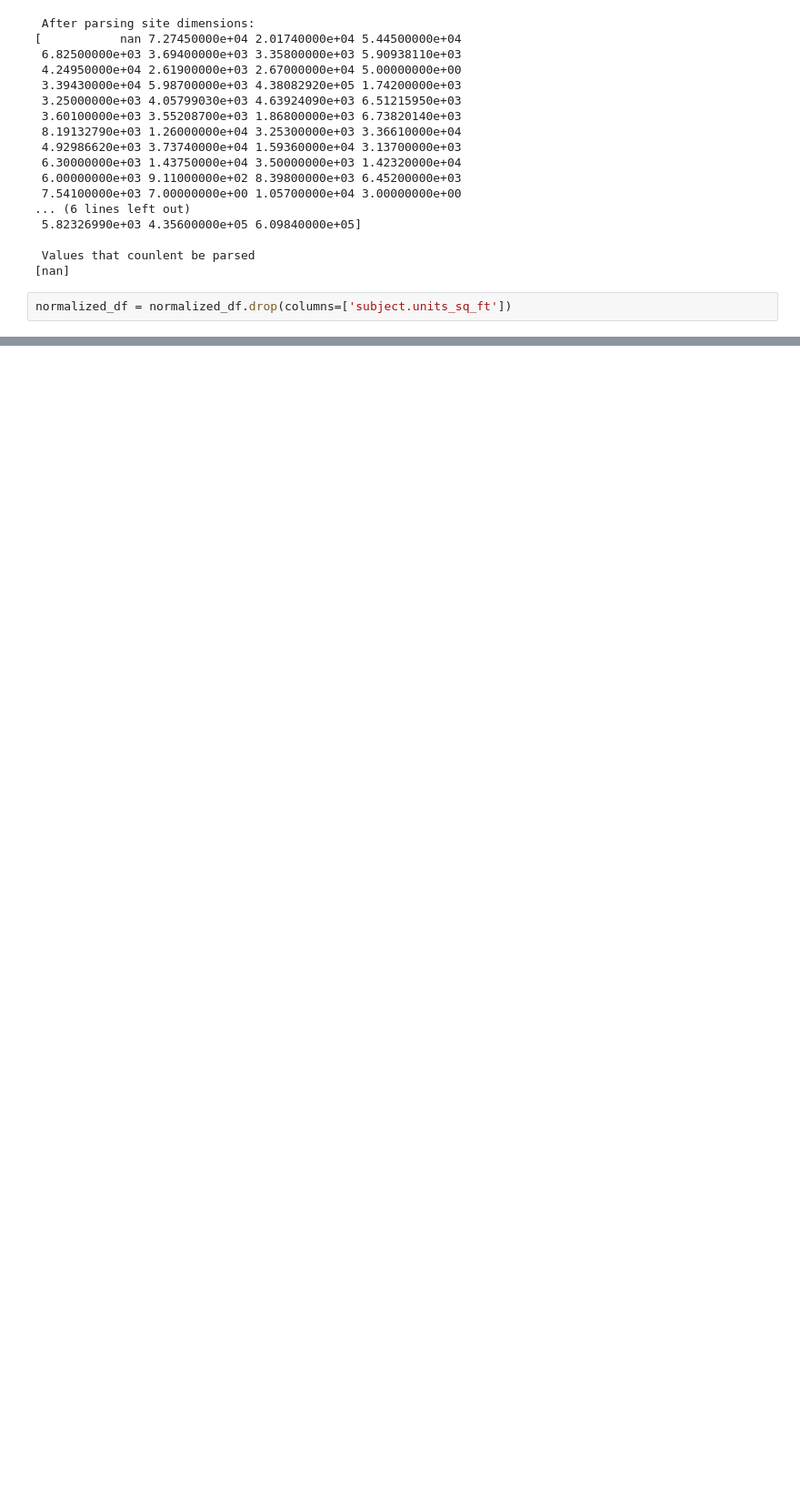
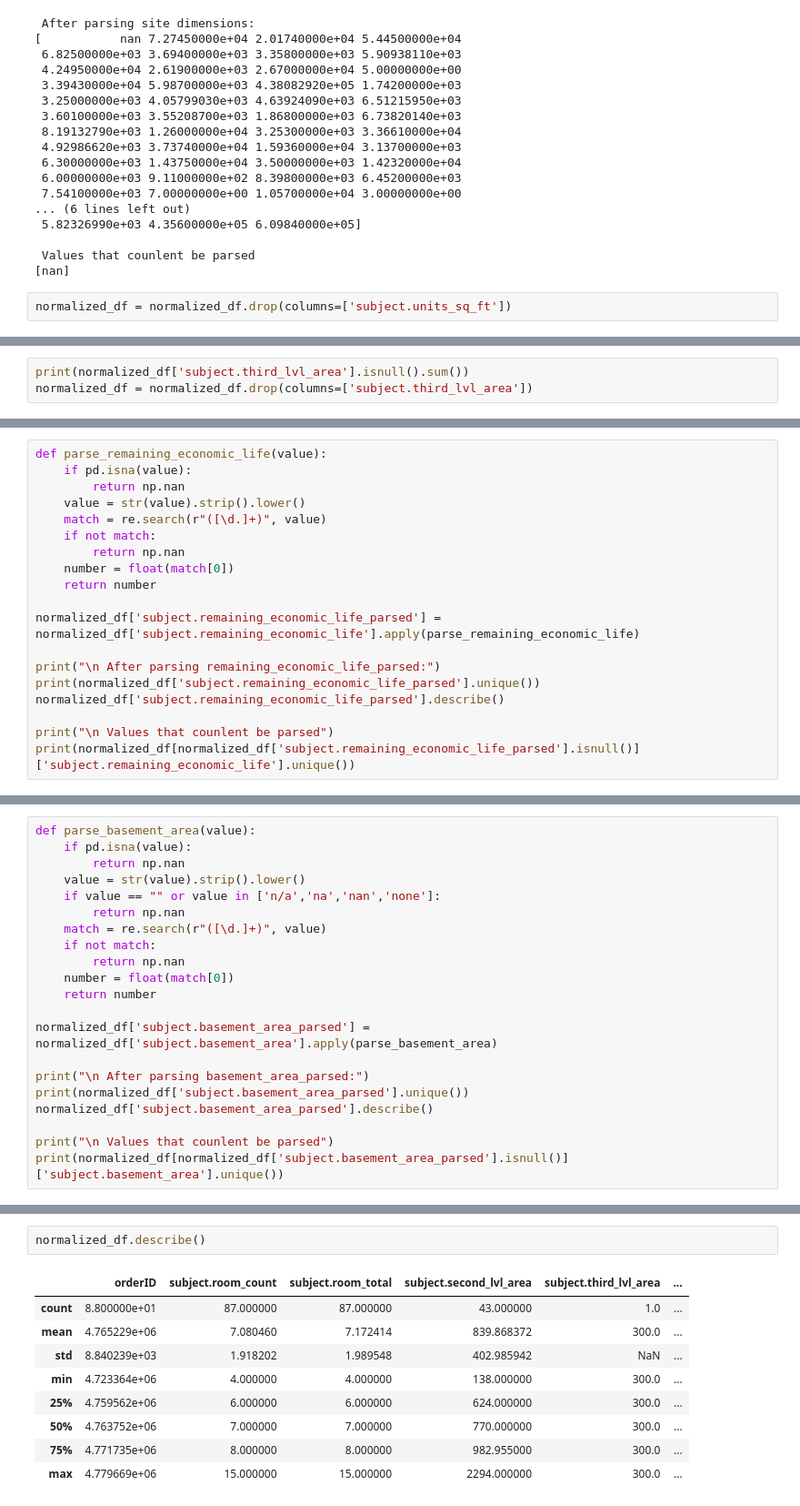
Before and after one commit to pranjali-22/Property-Recommendation-System, a Jupyter notebook: pipeline.ipynb, the cells around one changed output, grey strips where cells are left out. Shown at 91% size. Cells and saved outputs as stored; diff of their text form; blank space fills up the shorter version.

```diff
--- a/pipeline.ipynb
+++ b/pipeline.ipynb
@@ -356,0 +442,3 @@ normalized_df.describe()
+# %%
+print(normalized_df['subject.third_lvl_area'].isnull().sum())
+normalized_df = normalized_df.drop(columns=['subject.third_lvl_area'])
@@ -356,0 +641,19 @@ normalized_df.describe()
+# %%
+def parse_remaining_economic_life(value):
+    if pd.isna(value):
+        return np.nan
+    value = str(value).strip().lower()
+    match = re.search(r"([\d.]+)", value)
+    if not match:
+        return np.nan
+    number = float(match[0])
+    return number
+
+normalized_df['subject.remaining_economic_life_parsed'] = normalized_df['subject.remaining_economic_life'].apply(parse_remaining_economic_life)
+
+print("\n After parsing remaining_economic_life_parsed:")
+print(normalized_df['subject.remaining_economic_life_parsed'].unique())
+normalized_df['subject.remaining_economic_life_parsed'].describe()
+
+print("\n Values that counlent be parsed")
+print(normalized_df[normalized_df['subject.remaining_economic_life_parsed'].isnull()]['subject.remaining_economic_life'].unique())
@@ -356,0 +677,21 @@ normalized_df.describe()
+# %%
+def parse_basement_area(value):
+    if pd.isna(value):
+        return np.nan
+    value = str(value).strip().lower()
+    if value == "" or value in ['n/a','na','nan','none']:
+        return np.nan
+    match = re.search(r"([\d.]+)", value)
+    if not match:
+        return np.nan
+    number = float(match[0])
+    return number
+
+normalized_df['subject.basement_area_parsed'] = normalized_df['subject.basement_area'].apply(parse_basement_area)
+
+print("\n After parsing basement_area_parsed:")
+print(normalized_df['subject.basement_area_parsed'].unique())
+normalized_df['subject.basement_area_parsed'].describe()
+
+print("\n Values that counlent be parsed")
+print(normalized_df[normalized_df['subject.basement_area_parsed'].isnull()]['subject.basement_area'].unique())
@@ -356,0 +713,12 @@ normalized_df.describe()
+# %%
+normalized_df.describe()
+# %% [output]
+|  | orderID | subject.room_count | subject.room_total | subject.second_lvl_area | subject.third_lvl_area | ... |
+| count | 8.800000e+01 | 87.000000 | 87.000000 | 43.000000 | 1.0 | ... |
+| mean | 4.765229e+06 | 7.080460 | 7.172414 | 839.868372 | 300.0 | ... |
+| std | 8.840239e+03 | 1.918202 | 1.989548 | 402.985942 | NaN | ... |
+| min | 4.723364e+06 | 4.000000 | 4.000000 | 138.000000 | 300.0 | ... |
+| 25% | 4.759562e+06 | 6.000000 | 6.000000 | 624.000000 | 300.0 | ... |
+| 50% | 4.763752e+06 | 7.000000 | 7.000000 | 770.000000 | 300.0 | ... |
+| 75% | 4.771735e+06 | 8.000000 | 8.000000 | 982.955000 | 300.0 | ... |
+| max | 4.779669e+06 | 15.000000 | 15.000000 | 2294.000000 | 300.0 | ... |
```
Also changed, not shown: parts of 19 cells of this notebook.
